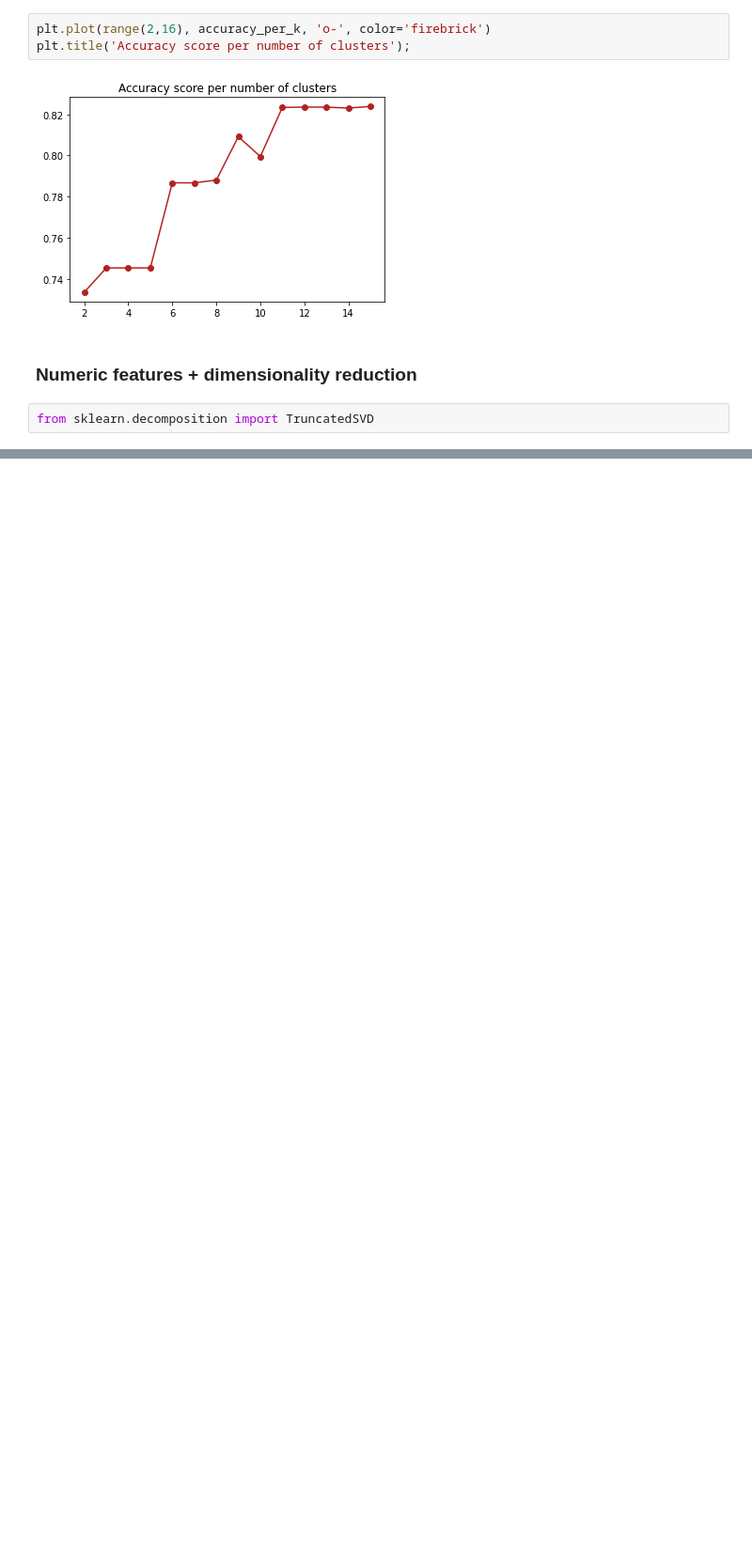
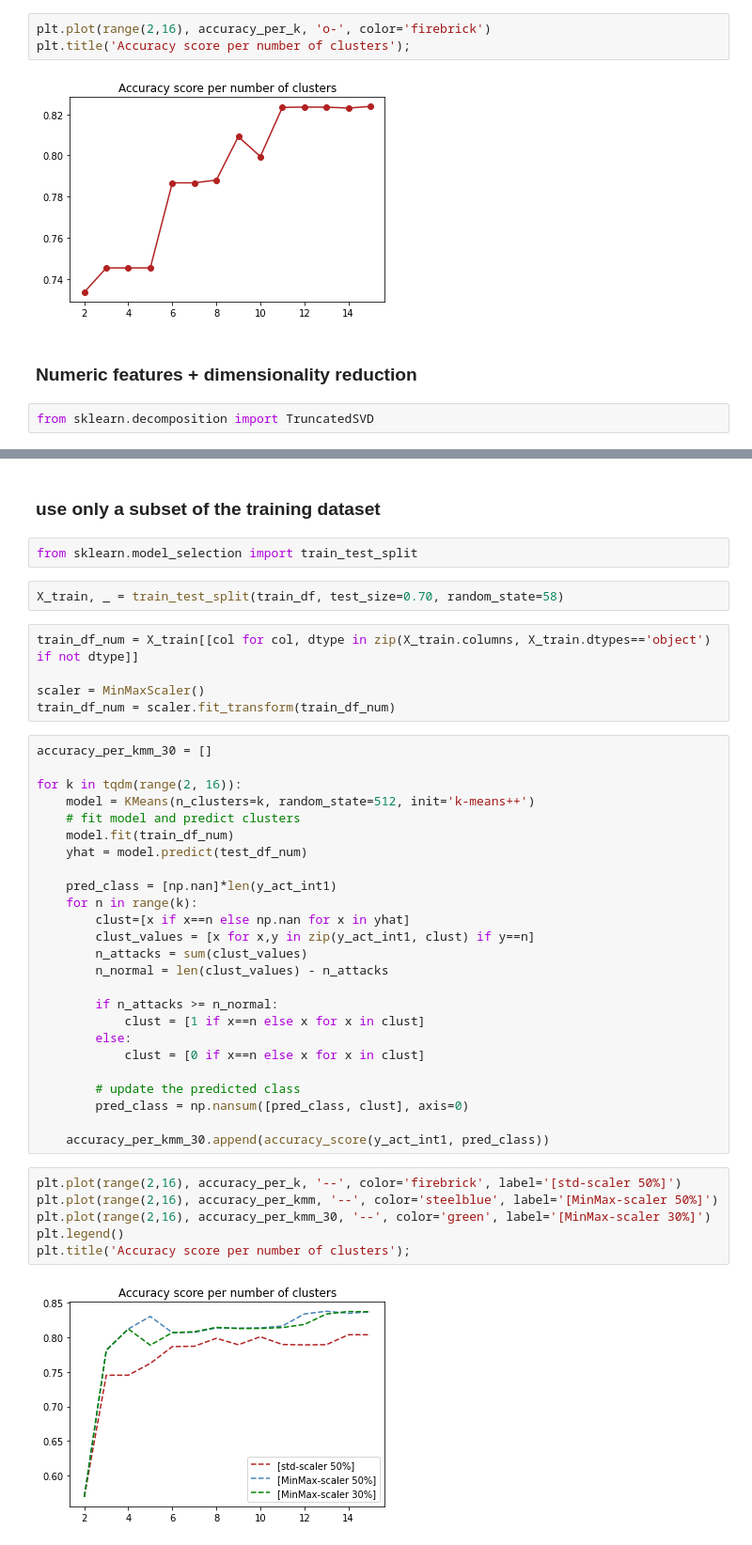
Before and after one commit to foukonana/MSc_MachineLearning_Asgmts, a Jupyter notebook: Assignments/Final/intrusion_detection.ipynb, the cells around one changed output, grey strips where cells are left out. Shown: that part at 94% size. Saved outputs shown, nothing was run; the diff lists cells and outputs as text; blank space fills up the shorter version.

```diff
--- a/Assignments/Final/intrusion_detection.ipynb
+++ b/Assignments/Final/intrusion_detection.ipynb
@@ -218,0 +281,44 @@ plt.title('Accuracy score per number of clusters');
+# %% [markdown]
+### use only a subset of the training dataset
+# %%
+from sklearn.model_selection import train_test_split
+# %%
+X_train, _ = train_test_split(train_df, test_size=0.70, random_state=58)
+# %%
+train_df_num = X_train[[col for col, dtype in zip(X_train.columns, X_train.dtypes=='object') if not dtype]]
+
+scaler = MinMaxScaler()
+train_df_num = scaler.fit_transform(train_df_num)
+# %%
+accuracy_per_kmm_30 = []
+
+for k in tqdm(range(2, 16)):
+    model = KMeans(n_clusters=k, random_state=512, init='k-means++')
+    # fit model and predict clusters
+    model.fit(train_df_num)
+    yhat = model.predict(test_df_num)
+
+    pred_class = [np.nan]*len(y_act_int1)
+    for n in range(k):
+        clust=[x if x==n else np.nan for x in yhat]
+        clust_values = [x for x,y in zip(y_act_int1, clust) if y==n]
+        n_attacks = sum(clust_values)
+        n_normal = len(clust_values) - n_attacks
+
+        if n_attacks >= n_normal:
+            clust = [1 if x==n else x for x in clust]
+        else:
+            clust = [0 if x==n else x for x in clust]
+
+        # update the predicted class
+        pred_class = np.nansum([pred_class, clust], axis=0)
+
+    accuracy_per_kmm_30.append(accuracy_score(y_act_int1, pred_class))
+# %%
+plt.plot(range(2,16), accuracy_per_k, '--', color='firebrick', label='[std-scaler 50%]')
+plt.plot(range(2,16), accuracy_per_kmm, '--', color='steelblue', label='[MinMax-scaler 50%]')
+plt.plot(range(2,16), accuracy_per_kmm_30, '--', color='green', label='[MinMax-scaler 30%]')
+plt.legend()
+plt.title('Accuracy score per number of clusters');
+# %% [output]
+[figure, added]
```
Also changed, not shown: parts of 15 cells of this notebook.
